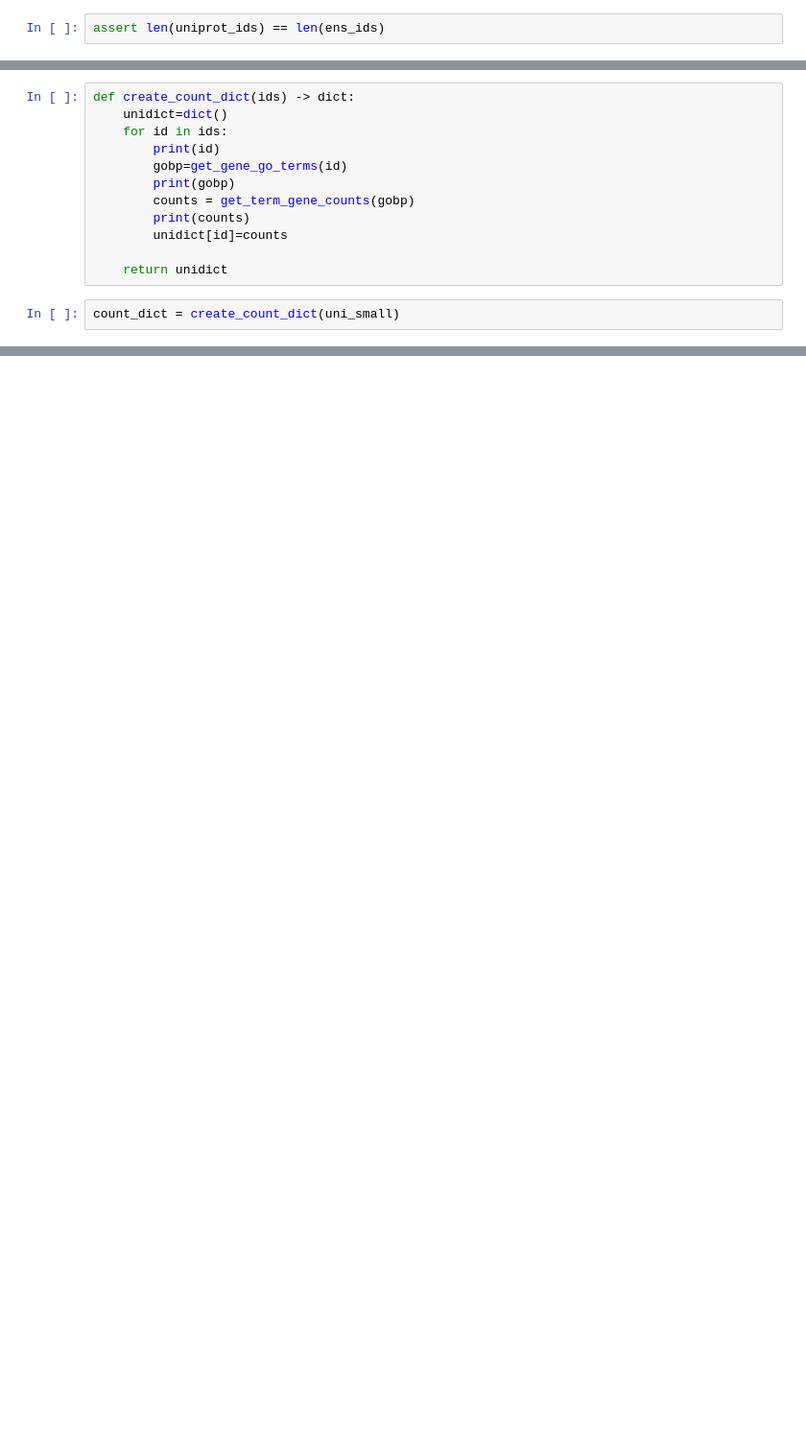
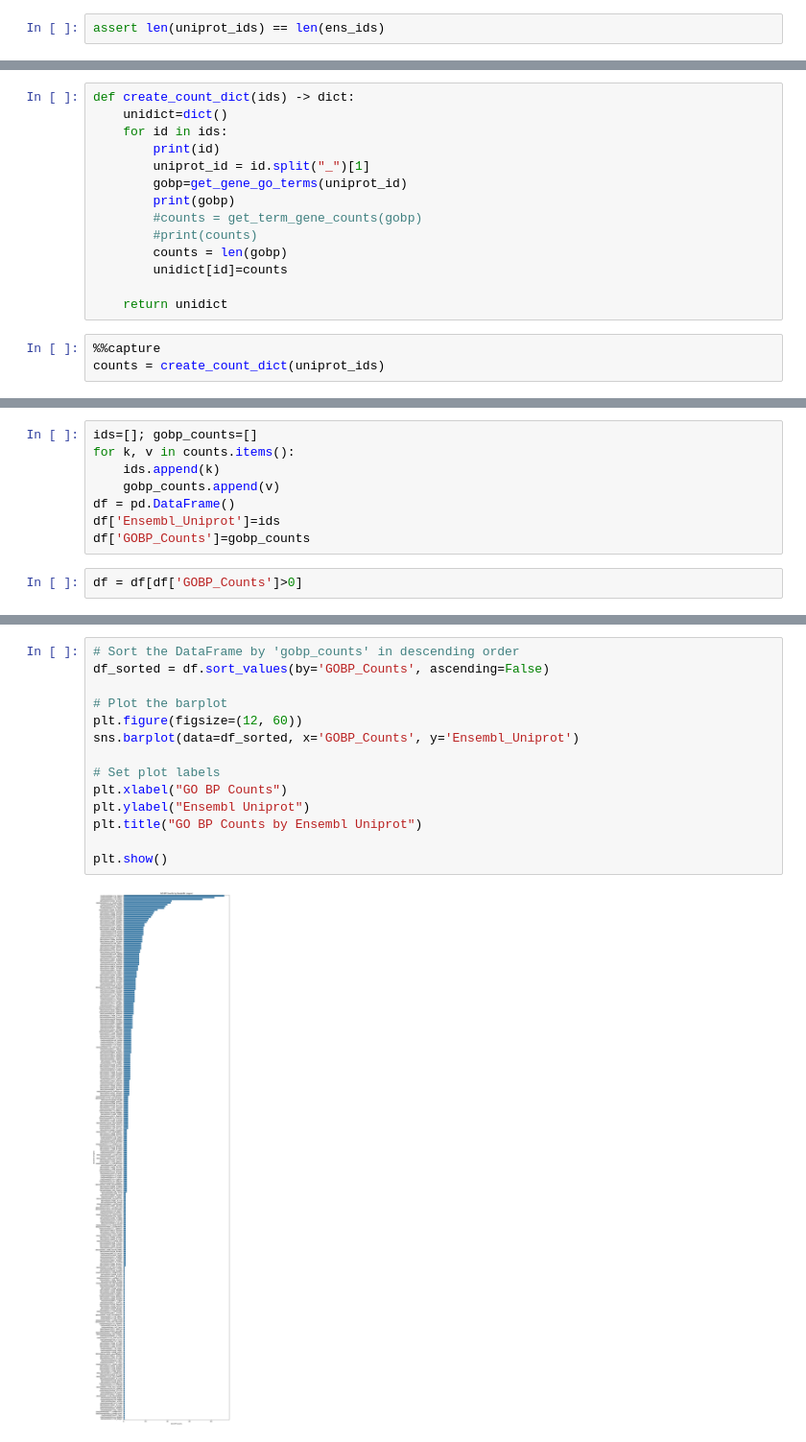
Before and after one commit to briannaflynn/gene_embedding_analysis, a Jupyter notebook: gobp_counts.ipynb, the cells around one changed output, grey strips where cells are left out. Shown at 96% size. Saved outputs shown, nothing was run; the diff lists cells and outputs as text; blank space fills up the shorter version.

Commit message:
count of GOBP terms associated with each gene ID, sorted bar plot

```diff
--- a/gobp_counts.ipynb
+++ b/gobp_counts.ipynb
@@ -89,12 +92,15 @@ def create_count_dict(ids) -> dict:
     unidict=dict()
     for id in ids:
         print(id)
-        gobp=get_gene_go_terms(id)
+        uniprot_id = id.split("_")[1]
+        gobp=get_gene_go_terms(uniprot_id)
         print(gobp)
-        counts = get_term_gene_counts(gobp)
-        print(counts)
+        #counts = get_term_gene_counts(gobp)
+        #print(counts)
+        counts = len(gobp)
         unidict[id]=counts
 
     return unidict
 # %%
-count_dict = create_count_dict(uni_small)
+%%capture
+counts = create_count_dict(uniprot_ids)
@@ -138,0 +127,10 @@ count_dict
+# %%
+ids=[]; gobp_counts=[]
+for k, v in counts.items():
+    ids.append(k)
+    gobp_counts.append(v)
+df = pd.DataFrame()
+df['Ensembl_Uniprot']=ids
+df['GOBP_Counts']=gobp_counts
+# %%
+df = df[df['GOBP_Counts']>0]
@@ -138,0 +154,16 @@ count_dict
+# %%
+# Sort the DataFrame by 'gobp_counts' in descending order
+df_sorted = df.sort_values(by='GOBP_Counts', ascending=False)
+
+# Plot the barplot
+plt.figure(figsize=(12, 60))
+sns.barplot(data=df_sorted, x='GOBP_Counts', y='Ensembl_Uniprot')
+
+# Set plot labels
+plt.xlabel("GO BP Counts")
+plt.ylabel("Ensembl Uniprot")
+plt.title("GO BP Counts by Ensembl Uniprot")
+
+plt.show()
+# %% [output]
+[figure, added]
```
Also changed, not shown: parts of 17 cells of this notebook.
